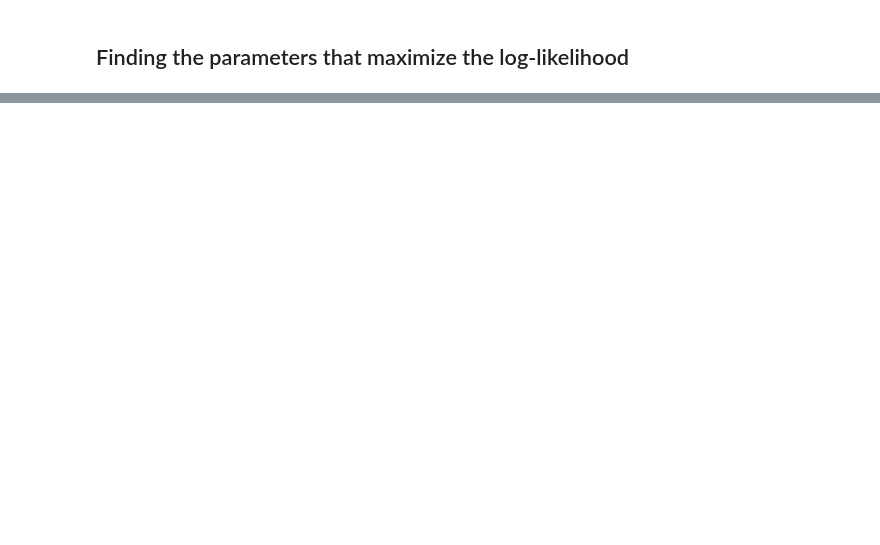
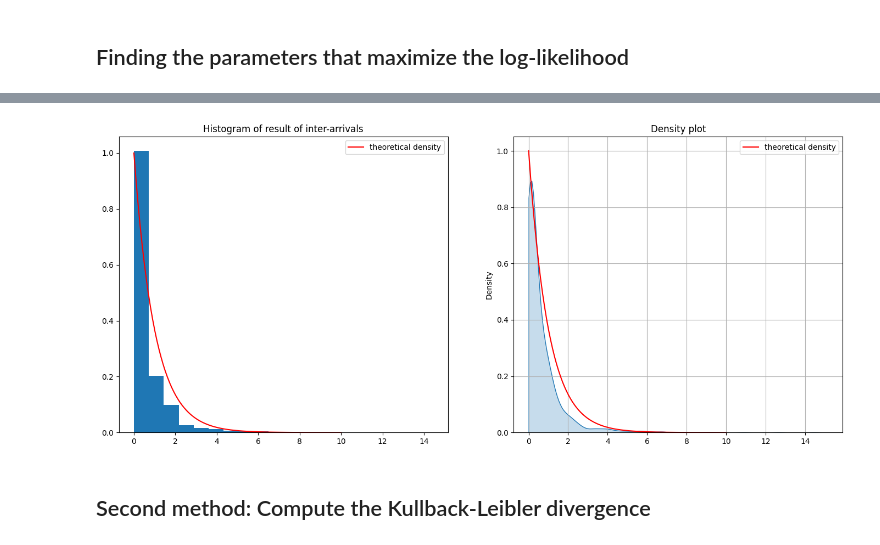
Before and after one commit to elfirdoussilab1/Hawkes-Process, a Jupyter notebook: Project 2.ipynb, the cells around one changed output, grey strips where cells are left out. Cells and saved outputs as stored; diff of their text form; code cells hidden in the pictures; blank space fills up the shorter version.

```diff
--- a/Project 2.ipynb
+++ b/Project 2.ipynb
@@ -124,0 +135,15 @@ the maximum is : 2368933.7167158555
+# %%
+def y(t, T, alpha, beta, gamma):
+    return integrate.quad(lambda x: y_dot(x, T, alpha, beta, gamma) , 0, t)[0]
+
+def process(T, alpha, beta, gamma):
+    Y = []
+    for i in range(len(T)):
+        Y.append(y(T[i], T, alpha, beta, gamma))
+    return np.array(Y)
+
+def inter_arrivals(Y):
+    return Y[1 :] - Y[ : -1]
+# %%
+Y = process(T, alpha_max, beta_max, gamma_max)
+inter = inter_arrivals(Y)
@@ -124,0 +165,26 @@ the maximum is : 2368933.7167158555
+# %%
+f = lambda x: np.exp(-x)
+t = np.linspace(0, 10, 100)
+
+# Plotting the comparisoon between densities
+fig, axs = plt.subplots(nrows=1, ncols=2, figsize=(17, 7))
+
+# Plot the histogram of data
+axs[0].hist(inter, density = True, bins = 20)
+axs[0].set_title('Histogram of result of inter-arrivals')
+axs[0].plot(t, f(t), label = 'theoretical density', c = 'r')
+axs[0].legend()
+
+# Plot the True density
+sns.kdeplot(data = inter, fill=True, ax=axs[1], bw_method='silverman', clip=(0, None))
+axs[1].plot(t, f(t), label = 'theoretical density', c = 'r')
+axs[1].set_title('Density plot')
+axs[1].grid()
+axs[1].legend()
+
+# Show the plot
+plt.show()
+# %% [output]
+[figure, added]
+# %% [markdown]
+## Second method: Compute the Kullback-Leibler divergence
```
Also changed, not shown: parts of 33 cells of this notebook.
